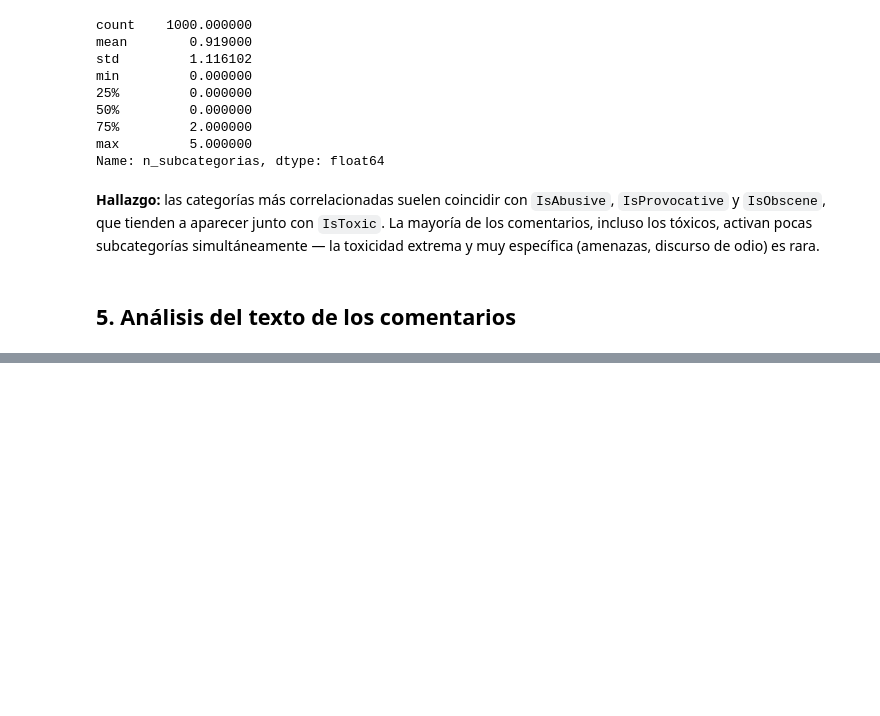
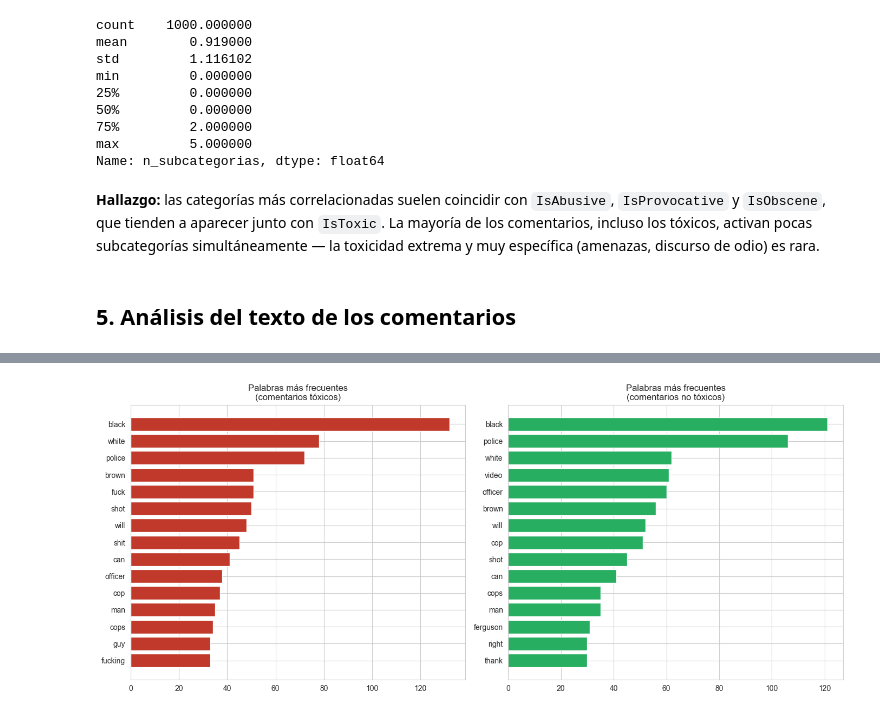
Before and after one commit to SalvadorCM786/comentarios-toxicos-Youtube-SCM, a Jupyter notebook: práctica5.ipynb, the cells around one changed output, grey strips where cells are left out. Saved outputs shown, nothing was run; the diff lists cells and outputs as text; code cells hidden in the pictures; blank space fills up the shorter version.

```diff
--- a/práctica5.ipynb
+++ b/práctica5.ipynb
@@ -285,0 +316,29 @@ Name: n_subcategorias, dtype: float64
+# %%
+STOPWORDS = set('''a about above after again against all am an and any are aren't as at be because been before
+being below between both but by can't cannot could couldn't did didn't do does doesn't doing don't down during
+each few for from further had hadn't has hasn't have haven't having he he'd he'll he's her here here's hers
+herself him himself his how how's i i'd i'll i'm i've if in into is isn't it it's its itself let's me more most
+mustn't my myself no nor not of off on once only or other ought our ours ourselves out over own same shan't she
+she'd she'll she's should shouldn't so some such than that that's the their theirs them themselves then there
+there's these they they'd they'll they're they've this those through to too under until up very was wasn't we
+we'd we'll we're we've were weren't what what's when when's where where's which while who who's whom why why's
+with won't would wouldn't you you'd you'll you're you've your yours yourself yourselves im its youre thats dont
+just like get got one would people 2 im really know think say said'''.split())
+
+def tokenize(text):
+    words = re.findall(r"[a-z']+", str(text).lower())
+    return [w for w in words if w not in STOPWORDS and len(w) > 2]
+
+toxic_words = Counter()
+nontoxic_words = Counter()
+for text, is_toxic in zip(df["Text"], df["IsToxic"]):
+    tokens = tokenize(text)
+    if is_toxic:
+        toxic_words.update(tokens)
+    else:
+        nontoxic_words.update(tokens)
+
+print("Top 15 palabras en comentarios TÓXICOS:")
+print(toxic_words.most_common(15))
+print("\nTop 15 palabras en comentarios NO TÓXICOS:")
+print(nontoxic_words.most_common(15))
@@ -285,0 +351,15 @@ Name: n_subcategorias, dtype: float64
+# %%
+fig, axes = plt.subplots(1, 2, figsize=(14, 6))
+
+top_toxic = toxic_words.most_common(15)[::-1]
+axes[0].barh([w for w, c in top_toxic], [c for w, c in top_toxic], color="#c0392b")
+axes[0].set_title("Palabras más frecuentes\n(comentarios tóxicos)")
+
+top_nontoxic = nontoxic_words.most_common(15)[::-1]
+axes[1].barh([w for w, c in top_nontoxic], [c for w, c in top_nontoxic], color="#27ae60")
+axes[1].set_title("Palabras más frecuentes\n(comentarios no tóxicos)")
+
+plt.tight_layout()
+plt.show()
+# %% [output]
+[figure, added]
```
Also changed, not shown: parts of 6 cells of this notebook.
